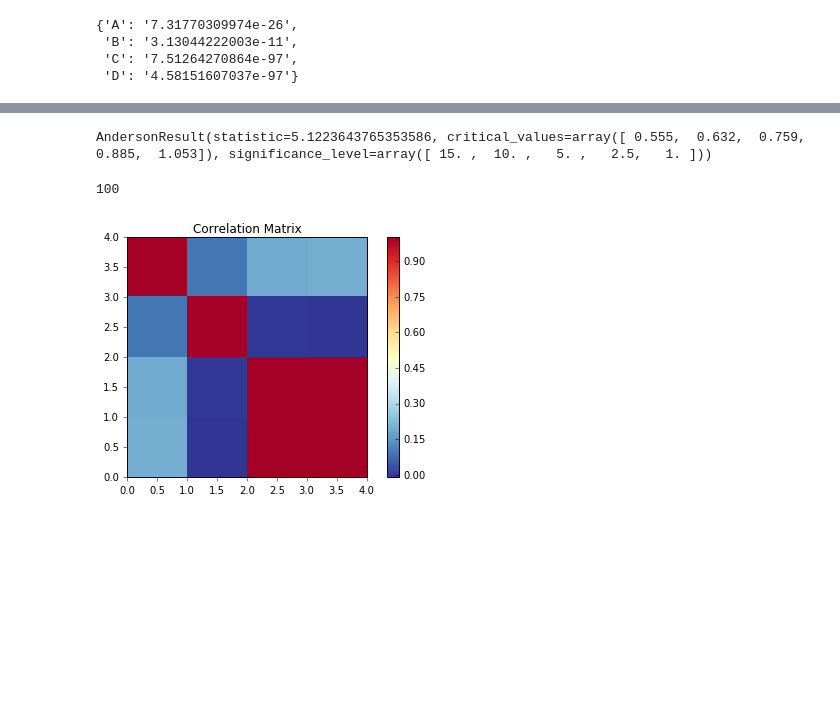
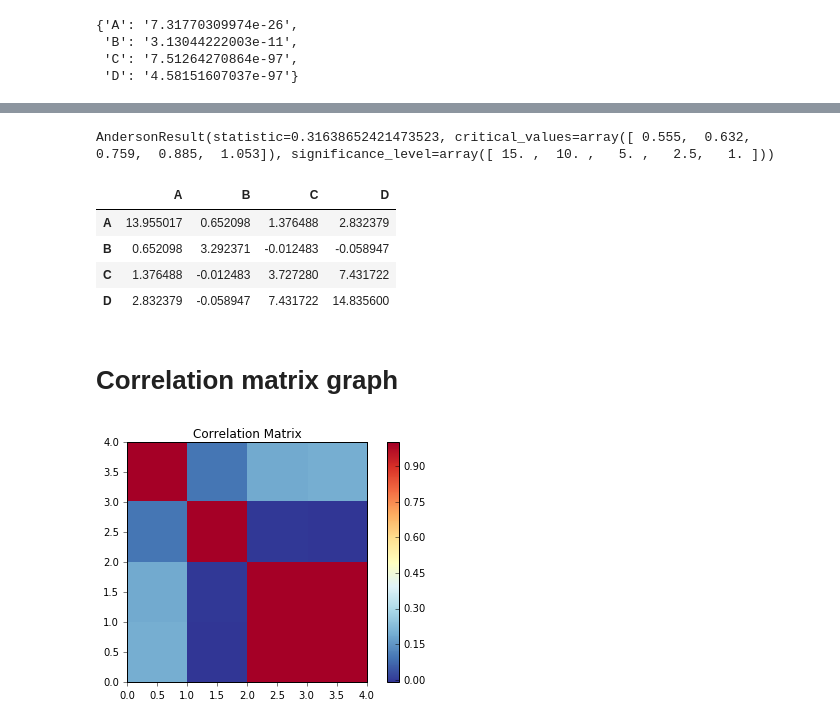
Before and after one commit to vinitjadhav/DA_preparation, a Jupyter notebook: DA_exam_sample.ipynb, the cells around one changed output, grey strips where cells are left out. Drawn from its saved outputs; the diff is of its cells as text; code cells hidden in the pictures; blank space fills up the shorter version.

```diff
--- a/DA_exam_sample.ipynb
+++ b/DA_exam_sample.ipynb
@@ -183,12 +185,19 @@ Ttest_relResult(statistic=-0.42065522431271207, pvalue=0.67491858665144999)
 # %%
-stats.anderson(df.A,'norm')  #if statistic is larger than 15, 10 5
+# Reject the hypothesis that the distibution is normal if A is larger than the critical value
+
+stats.anderson(df.C,'norm')  #if statistic is larger than 15, 10 5
 # %% [output]
-AndersonResult(statistic=5.1223643765353586, critical_values=array([ 0.555,  0.632,  0.759,  0.885,  1.053]), significance_level=array([ 15. ,  10. ,   5. ,   2.5,   1. ]))
+AndersonResult(statistic=0.31638652421473523, critical_values=array([ 0.555,  0.632,  0.759,  0.885,  1.053]), significance_level=array([ 15. ,  10. ,   5. ,   2.5,   1. ]))
 # %%
 #covariance
 
-cov = np.cov(df)
-print(len(cov))
+df.cov()
 # %% [output]
-100
+|  | A | B | C | D |
+| A | 13.955017 | 0.652098 | 1.376488 | 2.832379 |
+| B | 0.652098 | 3.292371 | -0.012483 | -0.058947 |
+| C | 1.376488 | -0.012483 | 3.727280 | 7.431722 |
+| D | 2.832379 | -0.058947 | 7.431722 | 14.835600 |
+# %% [markdown]
+# Correlation matrix graph
 # %%
```
Also changed, not shown: parts of 18 cells of this notebook.
